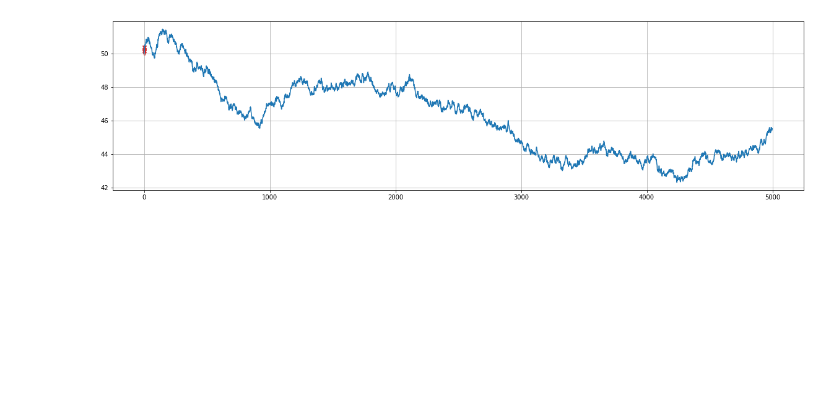
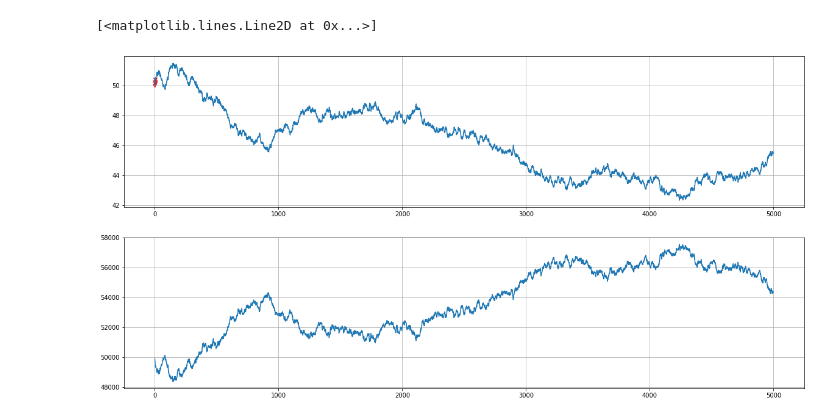
Before and after one commit to minhmanminhman/stock-env, a Jupyter notebook: test.ipynb, the cells around one changed output. Saved outputs shown, nothing was run; the diff lists cells and outputs as text; code cells hidden in the pictures; blank space fills up the shorter version.

```diff
--- a/test.ipynb
+++ b/test.ipynb
@@ -30,11 +79,18 @@ data = pd.read_csv('history.csv', index_col=0)
 # %%
+
+
+fig, axs = plt.subplots(2, 1, figsize=(20, 10))
+
 buy = data[data['delta_shares'] > 0]
 sell = data[data['delta_shares'] < 0]
+axs[0].grid(True)
+axs[0].plot(data.index, data['A'])
+axs[0].scatter(buy.index, buy['A'], c='tab:green', marker='^')
+axs[0].scatter(sell.index, sell['A'], c='tab:red', marker='v')
 
-fig, axs = plt.subplots(figsize=(20, 5))
-axs.grid(True)
-axs.plot(data.index, data['A'])
-axs.scatter(buy.index, buy['A'], c='tab:green', marker='^')
-axs.scatter(sell.index, sell['A'], c='tab:red', marker='v');
+
+axs[1].grid(True)
+axs[1].plot(data.index, data['portfolio_value'])# axs[1].scatter(buy.index, buy['A'], c='tab:green', marker='^')
 # %% [output]
+[<matplotlib.lines.Line2D at 0x...>]
-[figure, old version]
+[figure, new version]
```
Also changed, not shown: parts of 4 cells of this notebook.
